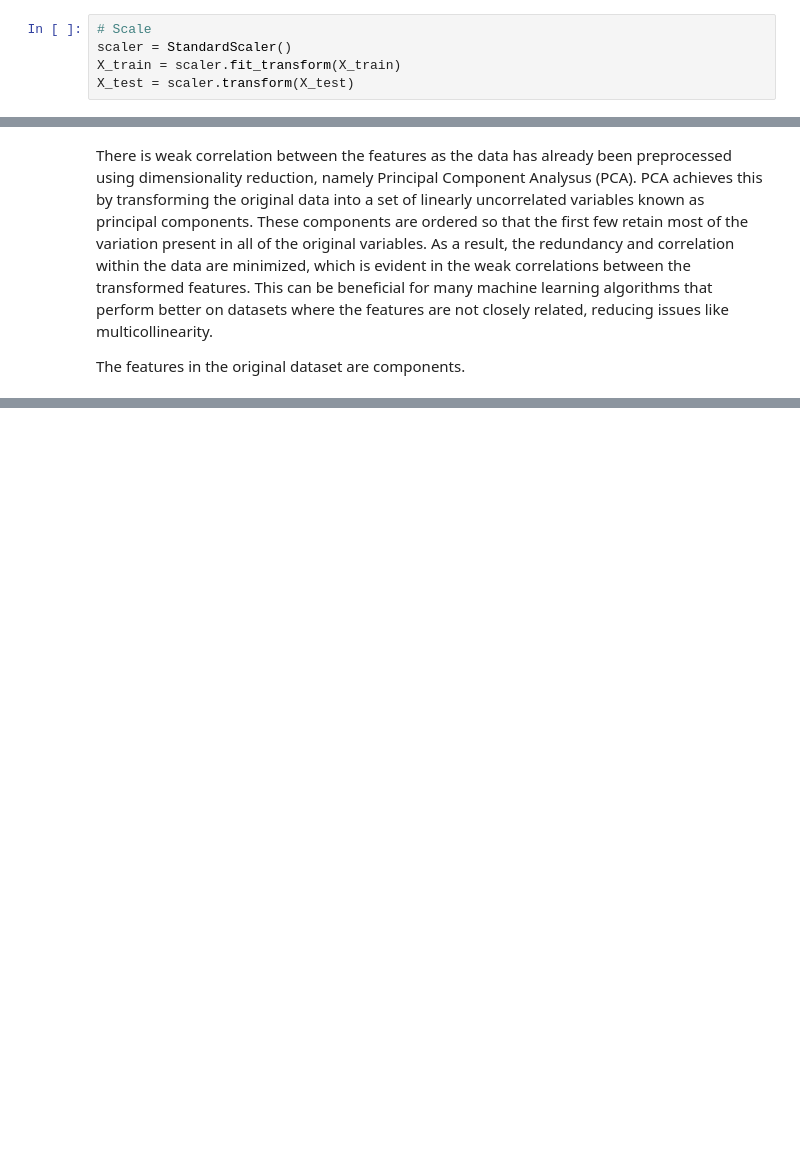
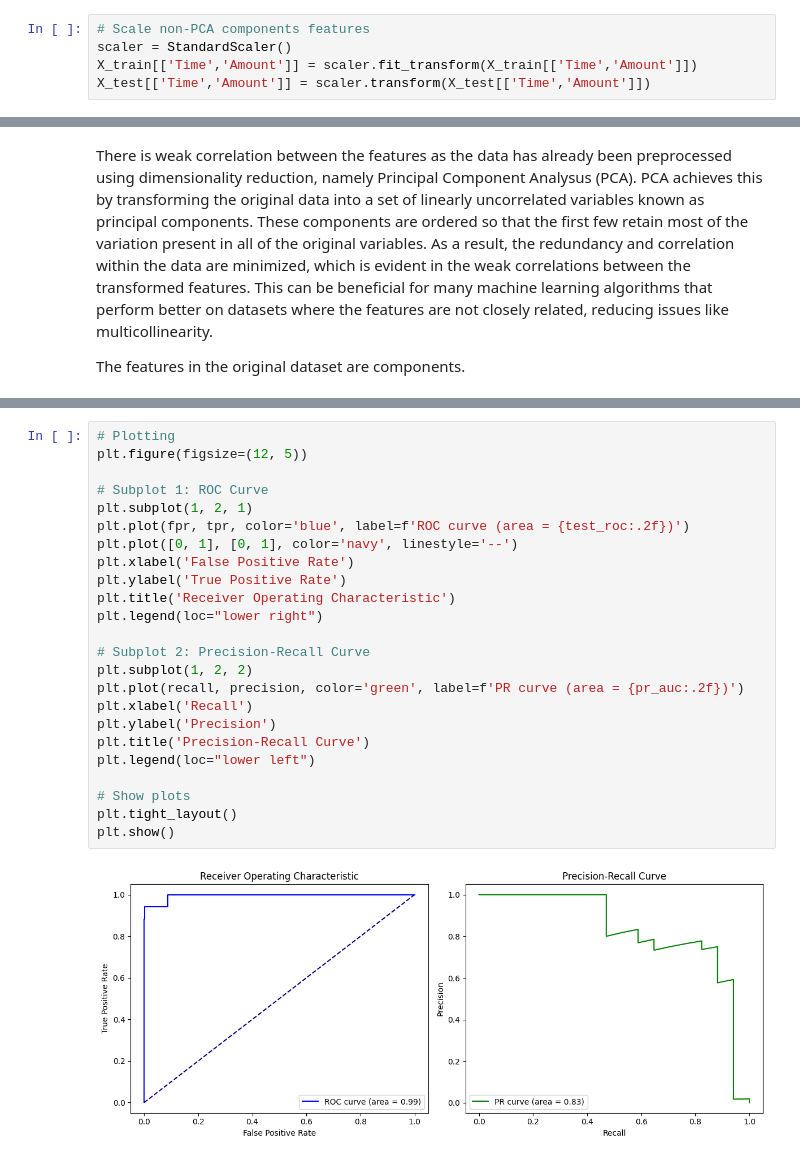
Before and after one commit to ian-cokehyeng/Imbalanced_Classification, a Jupyter notebook: Imbalanced.ipynb, the cells around one changed output, grey strips where cells are left out. Drawn from its saved outputs; the diff is of its cells as text; blank space fills up the shorter version.

```diff
--- a/Imbalanced.ipynb
+++ b/Imbalanced.ipynb
@@ -68,7 +101,7 @@ X_train, X_test, y_train, y_test = train_test_split(X, y,
                                                     stratify=y,
                                                     random_state=42)
 # %%
-# Scale
+# Scale non-PCA components features
 scaler = StandardScaler()
-X_train = scaler.fit_transform(X_train)
-X_test = scaler.transform(X_test)
+X_train[['Time','Amount']] = scaler.fit_transform(X_train[['Time','Amount']])
+X_test[['Time','Amount']] = scaler.transform(X_test[['Time','Amount']])
@@ -264,0 +384,26 @@ Data retrieved from: <br>
+# %%
+# Plotting
+plt.figure(figsize=(12, 5))
+
+# Subplot 1: ROC Curve
+plt.subplot(1, 2, 1)
+plt.plot(fpr, tpr, color='blue', label=f'ROC curve (area = {test_roc:.2f})')
+plt.plot([0, 1], [0, 1], color='navy', linestyle='--')
+plt.xlabel('False Positive Rate')
+plt.ylabel('True Positive Rate')
+plt.title('Receiver Operating Characteristic')
+plt.legend(loc="lower right")
+
+# Subplot 2: Precision-Recall Curve
+plt.subplot(1, 2, 2)
+plt.plot(recall, precision, color='green', label=f'PR curve (area = {pr_auc:.2f})')
+plt.xlabel('Recall')
+plt.ylabel('Precision')
+plt.title('Precision-Recall Curve')
+plt.legend(loc="lower left")
+
+# Show plots
+plt.tight_layout()
+plt.show()
+# %% [output]
+[figure, added]
```
Also changed, not shown: parts of 48 cells of this notebook, 4 other files.
